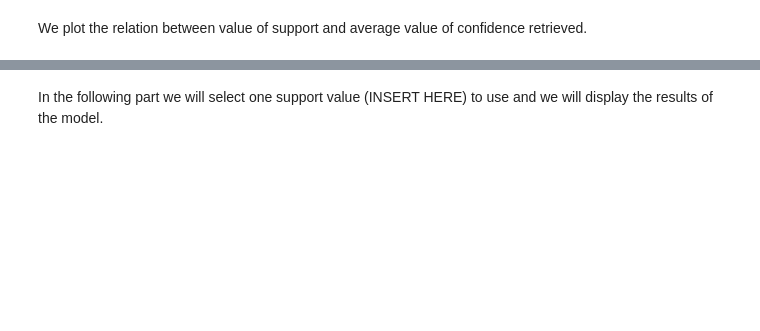
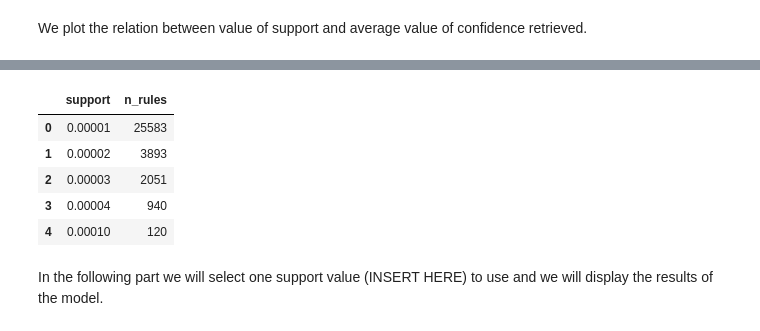
Before and after one commit to martinaviggiano/AMD_Market_Basket_IMDB, a Jupyter notebook: AMD_Market_Basket_Analysis.ipynb, the cells around one changed output, grey strips where cells are left out. Cells and saved outputs as stored; diff of their text form; code cells hidden in the pictures; blank space fills up the shorter version.

```diff
--- a/AMD_Market_Basket_Analysis.ipynb
+++ b/AMD_Market_Basket_Analysis.ipynb
@@ -244,0 +273,9 @@ df_avgconf
+# %%
+df_nrules
+# %% [output]
+|  | support | n_rules |
+| 0 | 0.00001 | 25583 |
+| 1 | 0.00002 | 3893 |
+| 2 | 0.00003 | 2051 |
+| 3 | 0.00004 | 940 |
+| 4 | 0.00010 | 120 |
```
Also changed, not shown: parts of 34 cells of this notebook.
